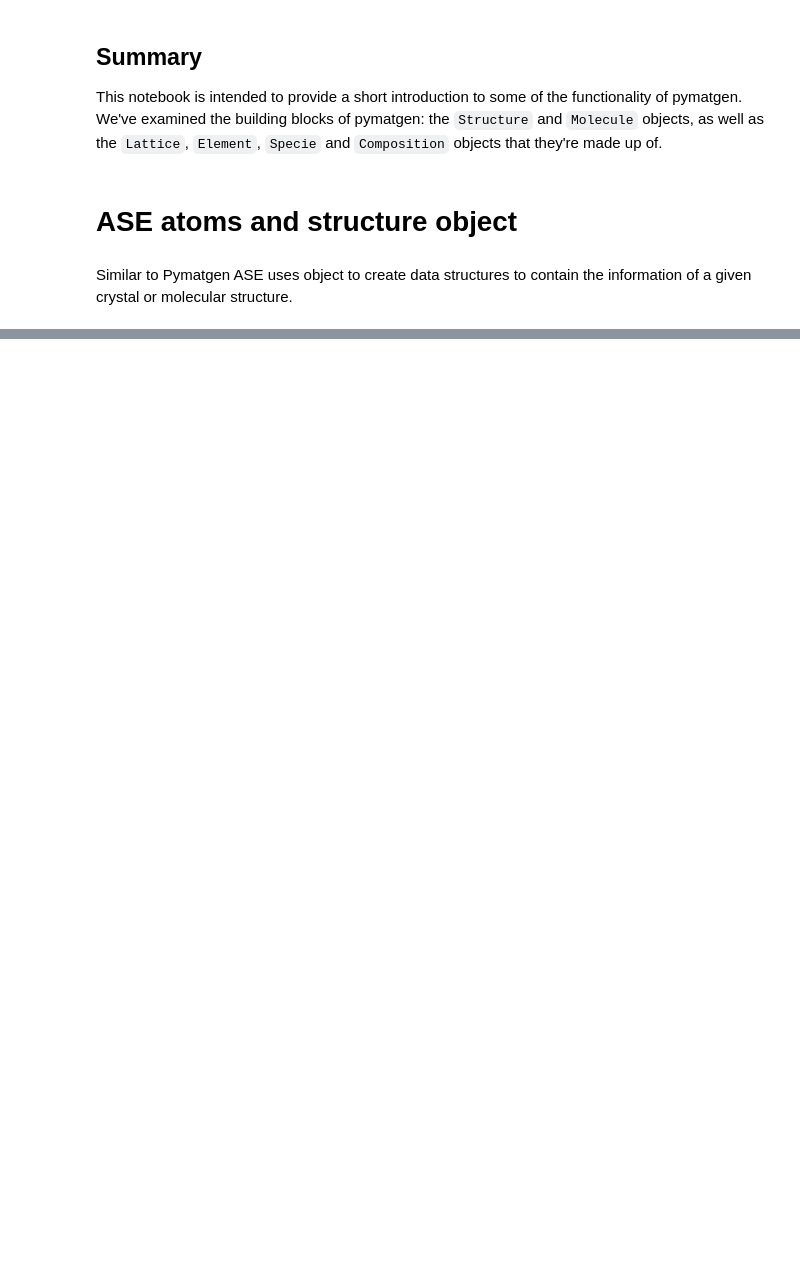
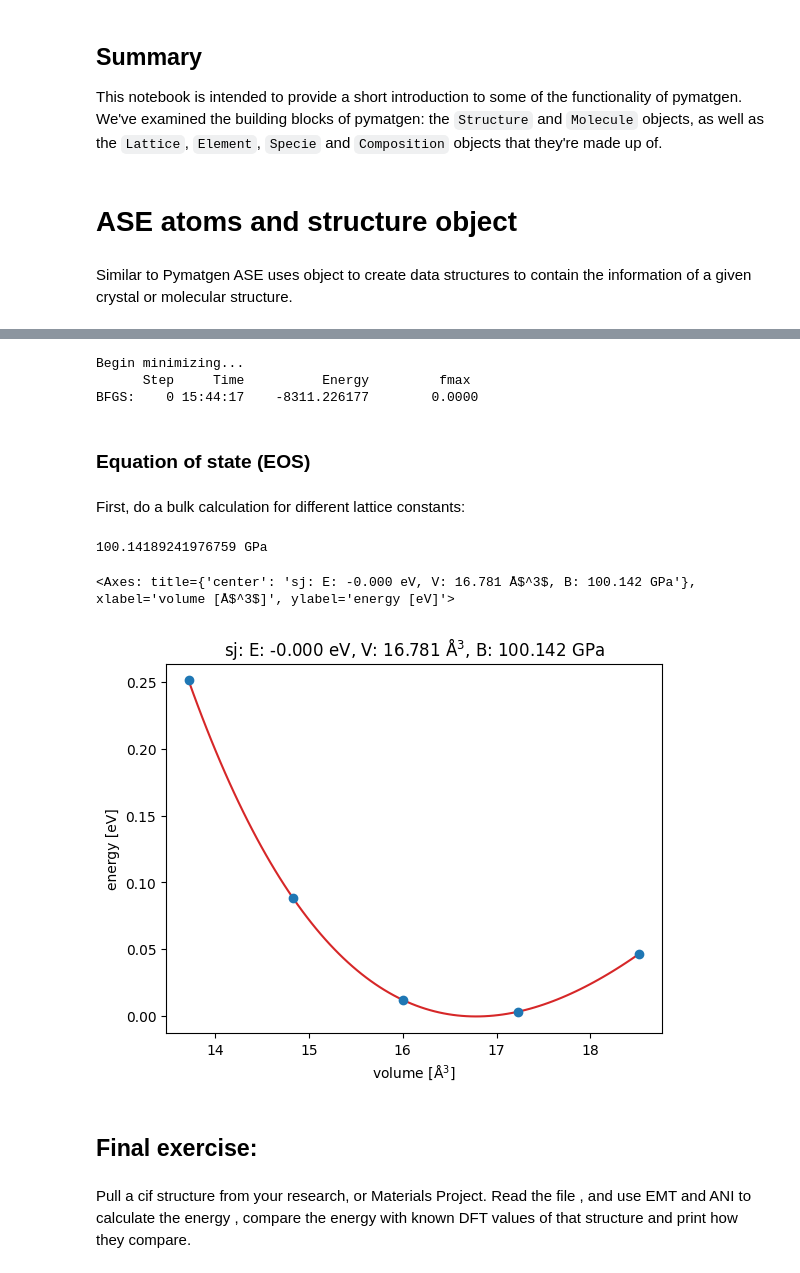
Before and after one commit to ignaciomigliaro/MatSimTut, a Jupyter notebook: material_simulation_tools.ipynb, the cells around one changed output, grey strips where cells are left out. Drawn from its saved outputs; the diff is of its cells as text; code cells hidden in the pictures; blank space fills up the shorter version.

```diff
--- a/material_simulation_tools.ipynb
+++ b/material_simulation_tools.ipynb
@@ -445,0 +572,9 @@ Similar to Pymatgen ASE uses object to create data structures to contain the inf
+# %%
+print("Begin minimizing...")
+opt = BFGS(atoms)
+opt.run(fmax=0.001)
+print()
+# %% [output]
+Begin minimizing...
+      Step     Time          Energy         fmax
+BFGS:    0 15:44:17    -8311.226177        0.0000
@@ -445,0 +588,44 @@ Similar to Pymatgen ASE uses object to create data structures to contain the inf
+# %% [markdown]
+### Equation of state (EOS)
+# %% [markdown]
+First, do a bulk calculation for different lattice constants:
+# %%
+import numpy as np
+
+from ase import Atoms
+from ase.calculators.emt import EMT
+from ase.io.trajectory import Trajectory
+
+a = 4.0  # approximate lattice constant
+b = a / 2
+ag = Atoms('Ag',
+           cell=[(0, b, b), (b, 0, b), (b, b, 0)],
+           pbc=1,
+           calculator=EMT())  # use EMT potential
+cell = ag.get_cell()
+traj = Trajectory('Ag.traj', 'w')
+for x in np.linspace(0.95, 1.05, 5):
+    ag.set_cell(cell * x, scale_atoms=True)
+    ag.get_potential_energy()
+    traj.write(ag)
+# %%
+from ase.eos import EquationOfState
+from ase.io import read
+from ase.units import kJ
+
+configs = read('Ag.traj@0:5')  # read 5 configurations
+# Extract volumes and energies:
+volumes = [ag.get_volume() for ag in configs]
+energies = [ag.get_potential_energy() for ag in configs]
+eos = EquationOfState(volumes, energies)
+v0, e0, B = eos.fit()
+print(B / kJ * 1.0e24, 'GPa')
+eos.plot('Ag-eos.png')
+# %% [output]
+100.14189241976759 GPa
+<Axes: title={'center': 'sj: E: -0.000 eV, V: 16.781 Å$^3$, B: 100.142 GPa'}, xlabel='volume [Å$^3$]', ylabel='energy [eV]'>
+[figure, added]
+# %% [markdown]
+## Final exercise:
+# %% [markdown]
+Pull a cif structure from your research, or Materials Project. Read the file , and use EMT and ANI to calculate the energy , compare the energy with known DFT values of that structure and print how they compare.
```
Also changed, not shown: parts of 24 cells of this notebook.
